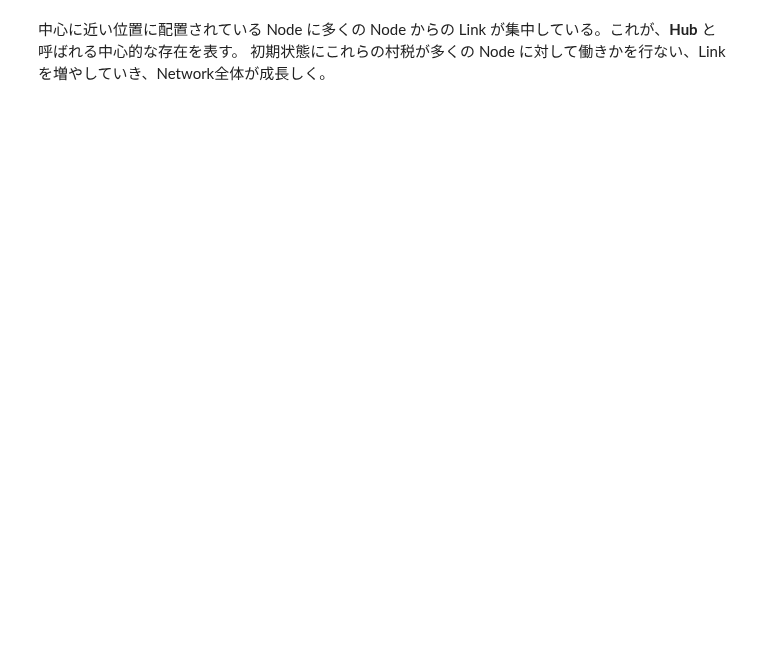
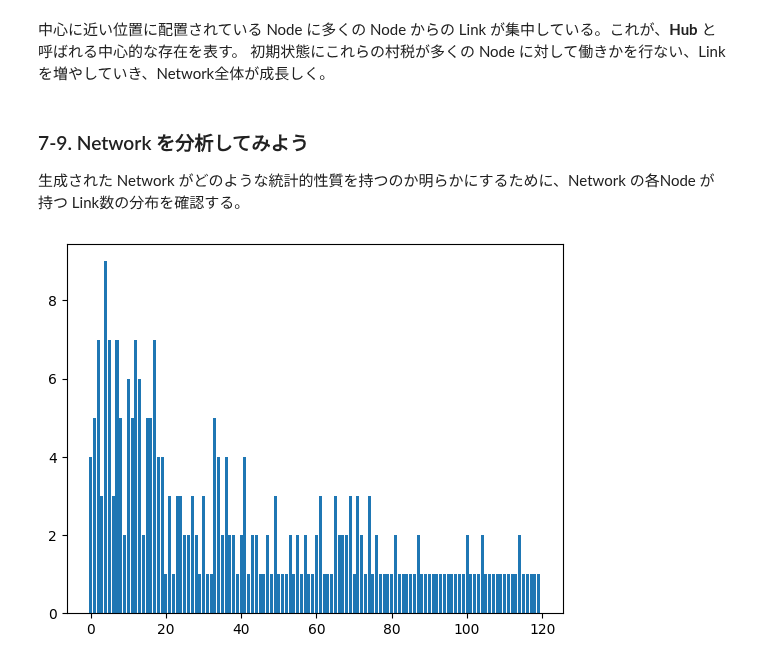
Before and after one commit to 1024xx4/math_programing_for_ai_and_ds, a Jupyter notebook: section07/network_model.ipynb, the cells around one changed output. Cells and saved outputs as stored; diff of their text form; code cells hidden in the pictures; blank space fills up the shorter version.

Commit message:
Feat: Network を分析してみる#13

```diff
--- a/section07/network_model.ipynb
+++ b/section07/network_model.ipynb
@@ -122,3 +122,20 @@ plt.show()
 # %% [markdown]
 中心に近い位置に配置されている Node に多くの Node からの Link が集中している。これが、**Hub** と呼ばれる中心的な存在を表す。
 初期状態にこれらの村税が多くの Node に対して働きかを行ない、Link を増やしていき、Network全体が成長しく。
+# %% [markdown]
+### 7-9. Network を分析してみよう
+生成された Network がどのような統計的性質を持つのか明らかにするために、Network の各Node が持つ Link数の分布を確認する。
+# %%
+# Node ごとの Link数を描画する
+import numpy as np
+import matplotlib.pyplot as plt
+
+# Link数を Count
+list_nodenum = np.zeros(len(df_links.index))
+for i in range(len(df_links.index)):
+    node_name_i = "Node" + str(i)
+    list_nodenum[i] = sum(df_links[node_name_i].values)
+plt.bar(range(len(df_links.index)), list_nodenum)
+plt.show()
+# %% [output]
+[figure, added]
```
Also changed, not shown: parts of 5 cells of this notebook.
